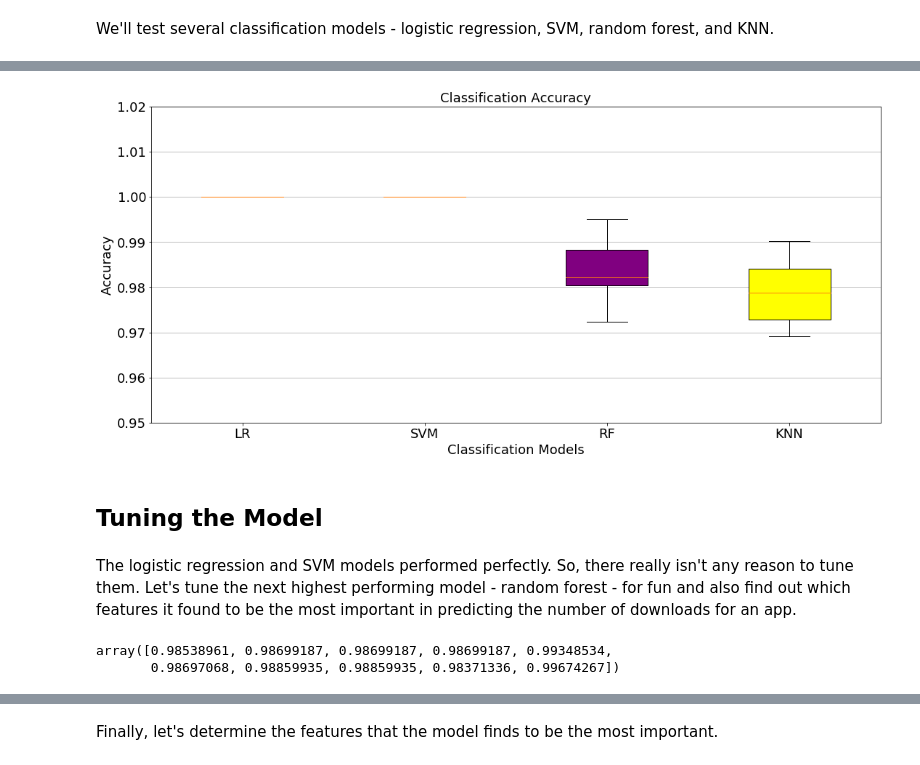
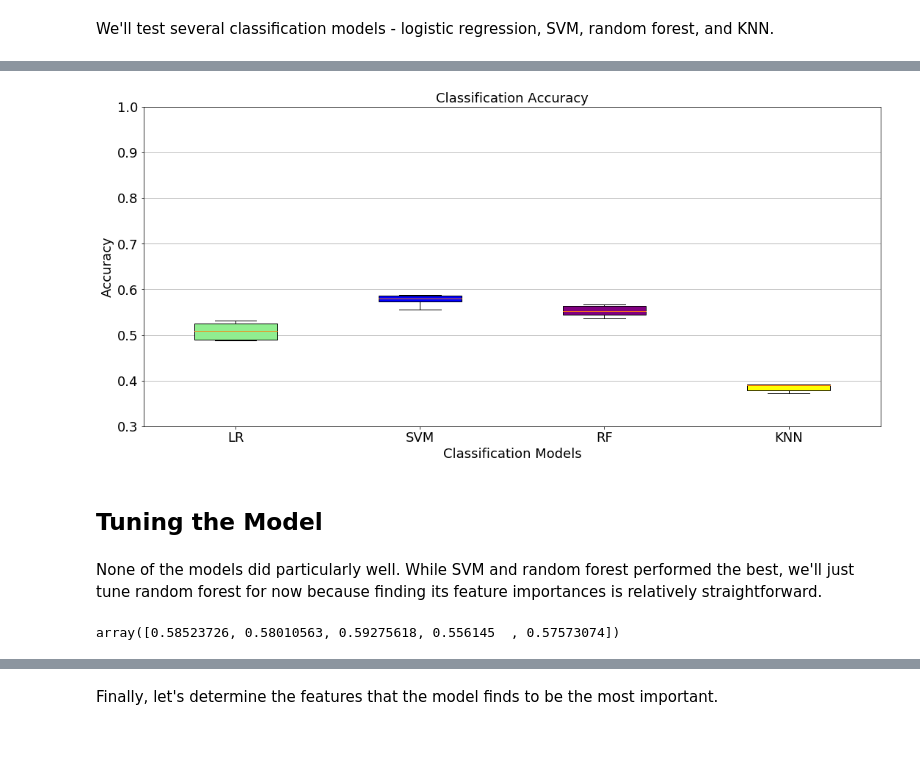
Before and after one commit to kjd999/Additional-Projects, a Jupyter notebook: Google Play Store Project/GooglePlayPred.ipynb, the cells around one changed output, grey strips where cells are left out. Cells and saved outputs as stored; diff of their text form; code cells hidden in the pictures.

```diff
--- a/Google Play Store Project/GooglePlayPred.ipynb
+++ b/Google Play Store Project/GooglePlayPred.ipynb
@@ -426,0 +433,2 @@ Name: Installs, dtype: int64
+# %%
+gp.drop(gp.loc[gp['Installs'] <= 500].index, inplace=True)
@@ -978,0 +1016,4 @@ gpa = pd.get_dummies(gpa, columns=['Category', 'Type', 'Content Rating', 'Androi
+# %%
+# Move target variable to the end of the dataset
+feature_order = [feature for feature in list(gpa.columns) if feature not in ["Installs"]] + ["Installs"]
+gpa = gpa.loc[:, feature_order]
@@ -1040,14 +1090,14 @@ forest = RandomForestClassifier(n_estimators=10)
 from sklearn.neighbors import KNeighborsClassifier
 knn = KNeighborsClassifier(n_neighbors=5)
 # %%
-# 10-fold cross validation for multiple algorithms
-# scoring parameter: 'accuracy', 'precision', 'recall', ‘balanced_accuracy’
+# 5-fold cross validation for multiple algorithms
+
 from sklearn.model_selection import cross_val_score
 classifiers = [log_reg, svm, forest, knn]
 
 model_scores = []
 for clf in classifiers:
-    model_scores.append(cross_val_score(clf, X_train_std, y_train, scoring='accuracy', cv=10))
+    model_scores.append(cross_val_score(clf, X_train_std, y_train, scoring='accuracy', cv=5))
 # %%
 # use a DataFrame to view the cross validation results
 
@@ -1080,39 +1130,39 @@ fig, axes = plt.subplots(nrows=1, ncols=1, figsize=(18, 8))
 # place the cross-validated model_scores list from above
 # into bplot_models here ------->
                            ##############
 bplot_models = axes.boxplot(model_scores, vert=True, patch_artist=True)
                            ##############
 
 # fill with colors - Models
 colors_d = ["lightgreen", "blue", "purple", "yellow"]
 for patch, color in zip(bplot_models['boxes'], colors_d):
     patch.set_facecolor(color)
 
 # adding axes labels
 axes.yaxis.grid(True)
 axes.set_xticks([y+1 for y in range(len(model_scores))])
 axes.set_xlabel('Classification Models', fontsize=18)
 axes.set_ylabel('Accuracy', fontsize=18)
-axes.set_ylim((.95, 1.02))
+axes.set_ylim((.3, 1.0))
 axes.set_title('Classification Accuracy', fontsize = 18)
 
 # add x-tick labels
 plt.setp(axes, xticks=[y+1 for y in range(len(model_scores))],xticklabels=['LR', 'SVM', 'RF', 'KNN'])
 
 # increase tick size
 y_ticks = axes.get_yticklabels()
 x_ticks = axes.get_xticklabels()
 
 for x in x_ticks:
     x.set_fontsize(18)
 for y in y_ticks:
     y.set_fontsize(18)
 # %% [output]
-[figure, old version]
+[figure, new version]
 # %% [markdown]
 ## Tuning the Model
-# %% [markdown]
-The logistic regression and SVM models performed perfectly. So, there really isn't any reason to tune them. Let's tune the next highest performing model - random forest - for fun and also find out which features it found to be the most important in predicting the number of downloads for an app.
+# %% [markdown]
+None of the models did particularly well. While SVM and random forest performed the best, we'll just tune random forest for now because finding its feature importances is relatively straightforward.
 # %%
 # Hyperparameter tuning can be done manually or using Grid Search
 # GridSearch returns the best model from among the various given hyperparameters
@@ -1127,10 +1177,9 @@ gs = GridSearchCV(estimator=forest,
 # GridSearch, by default, will return the best model
 # Cross Validation evaluates the returned GridSearch model
 
-cross_val_score(gs, X_train_std, y_train, scoring='accuracy', cv=10)
+cross_val_score(gs, X_train_std, y_train, scoring='accuracy', cv=5)
 # %% [output]
-array([0.98538961, 0.98699187, 0.98699187, 0.98699187, 0.99348534,
-       0.98697068, 0.98859935, 0.98859935, 0.98371336, 0.99674267])
+array([0.58523726, 0.58010563, 0.59275618, 0.556145  , 0.57573074])
 # %%
 gs.fit(X_train_std, y_train)
 train_score = gs.score(X_train_std, y_train)
```
Also changed, not shown: parts of 72 cells of this notebook.
